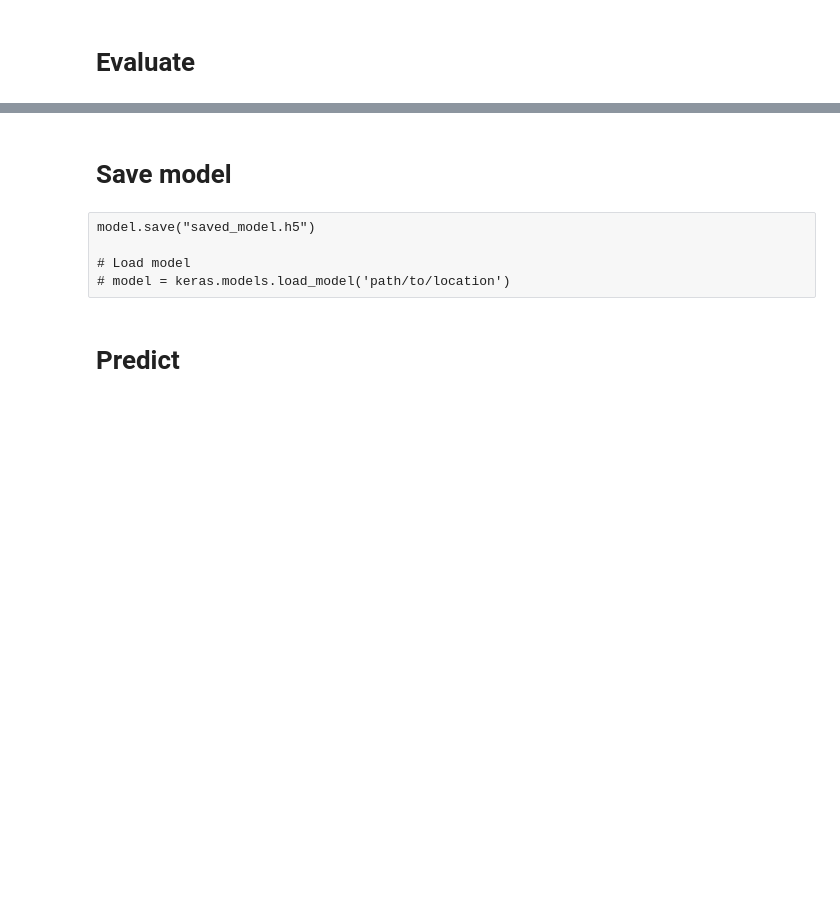
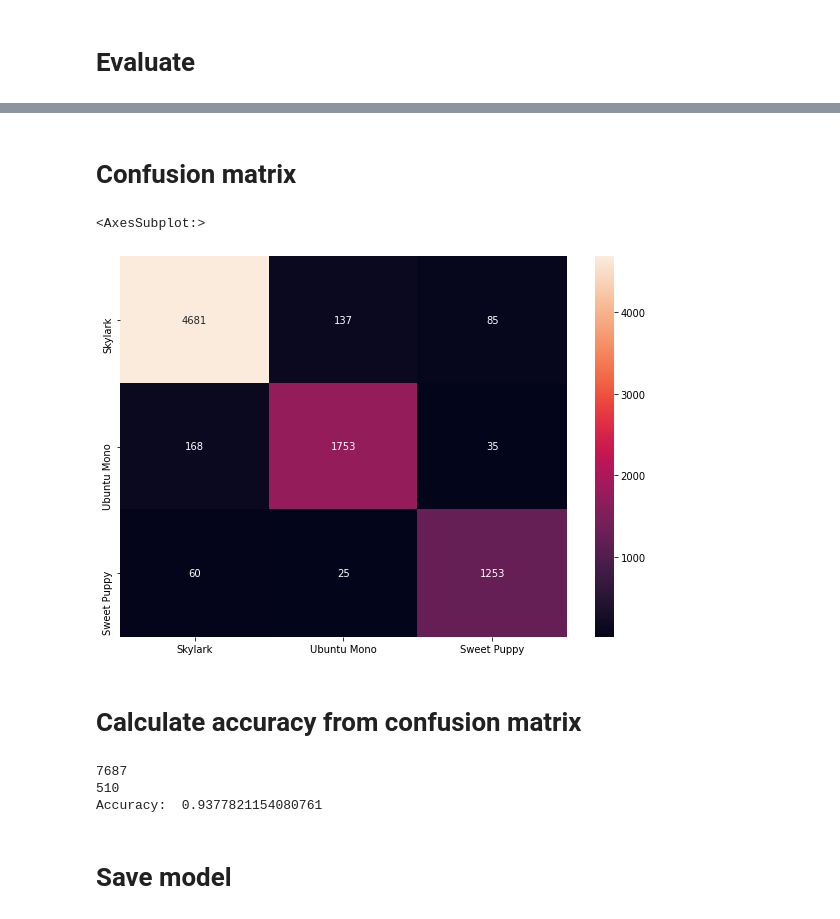
Before and after one commit to ShlomiRex/ocr-font-classifier-model, a Jupyter notebook: main.ipynb, the cells around one changed output, grey strips where cells are left out. Saved outputs shown, nothing was run; the diff lists cells and outputs as text; code cells hidden in the pictures; blank space fills up the shorter version.

Commit message:
final version with 93.5% acc on val set and confusion matrix

```diff
--- a/main.ipynb
+++ b/main.ipynb
@@ -717,9 +748,64 @@ plot_samples(X_train, Y_train)
+# %% [markdown]
+# Confusion matrix
+# %%
+array = [
+    [0, 0, 0],
+    [0, 0, 0],
+    [0, 0 ,0]
+]
+
+# Rows = Predicted
+# Cols = Ground truth
+
+for x in confusion_predictions:
+    # Select where to put in confusion matrix
+    row = None
+    col = None
+
+    # Unwrap x
+    font_predicted = x[0]
+    font_truth = x[1]
+    prediction_acc = x[2]
+    success = x[3]
+
+    # If predicted successfully
+    if success:
+        # Then put in (i, i)
+        row = col = font_predicted
+
+    # Wrong prediction
+    else:
+        col = font_truth
+        row = font_predicted
+
+    array[row][col] += 1
+
+#revese = FONTS[::-1]
+df_cm = pd.DataFrame(array,
+                     index = FONTS,
+                     columns = FONTS)
+
+plt.figure(figsize = (10,7))
+sn.heatmap(df_cm, annot=True, fmt='g')
+# %% [output]
+<AxesSubplot:>
+[figure, added]
+# %% [markdown]
+# Calculate accuracy from confusion matrix
+# %%
+yes = array[0][0] + array[1][1] + array[2][2]
+no = array[0][1] + array[0][2] + array[1][0] + array[1][2] + array[2][0] + array[2][1]
+
+print(yes)
+print(no)
+
+total = yes+no
+
+acc = yes/total
+print("Accuracy: ", acc)
+# %% [output]
+7687
+510
+Accuracy:  0.9377821154080761
 # %% [markdown]
 # Save model
-# %% [raw]
-model.save("saved_model.h5")
-
-# Load model
-# model = keras.models.load_model('path/to/location')
-# %% [markdown]
-# Predict
```
Also changed, not shown: parts of 16 cells of this notebook.
